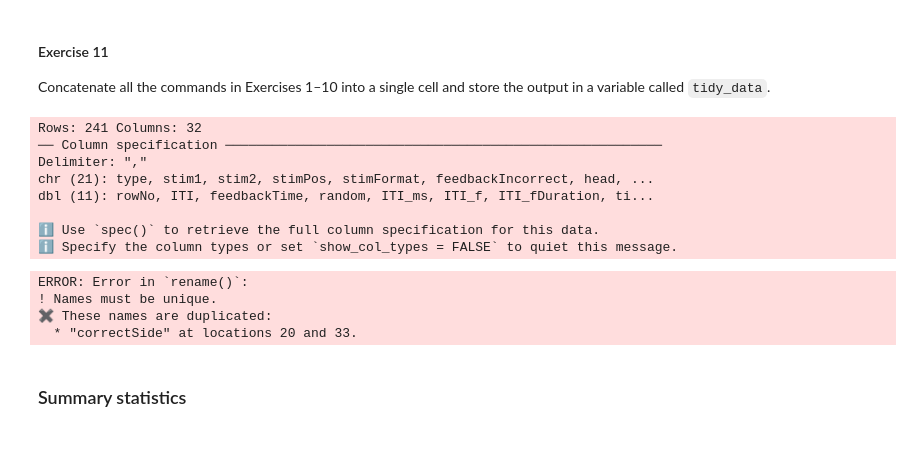
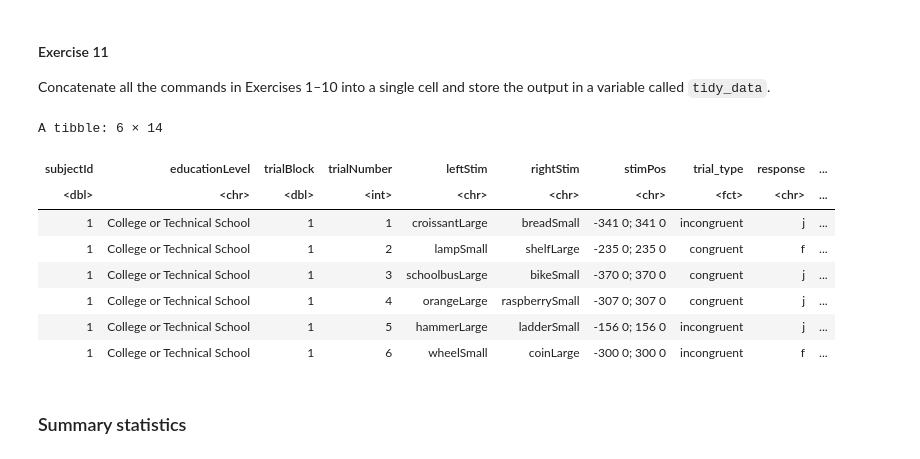
Before and after one commit to Clairaxe/cogsup-prog, a Jupyter notebook: Week-13/Exercises/Intro-Tidyverse-2.ipynb, the cells around one changed output. Saved outputs shown, nothing was run; the diff lists cells and outputs as text; code cells hidden in the pictures.

```diff
--- a/Week-13/Exercises/Intro-Tidyverse-2.ipynb
+++ b/Week-13/Exercises/Intro-Tidyverse-2.ipynb
@@ -239,60 +250,67 @@ A tibble: 6 × 14
 #### Exercise 11
 Concatenate all the commands in Exercises 1–10 into a single cell and store the output in a variable called `tidy_data`.
 # %%
-tidy_data <- read_csv("data/148338_220209_095045_M057814.csv", skip = 2) %>%
+raw <- read_csv("data/148338_220209_095045_M057814.csv",
+                skip = 2,
+                show_col_types = FALSE)
 
+education_level_2 <- raw %>% pull(response) %>% first()
+
+tidy_data <- raw %>%
+  select(rowNo, type, stim1, stim2, stimPos, trialType, response, RT) %>%
+  filter(type != "form") %>%
+  mutate(
+    education_level = education_level_2,
+    trial_number = row_number(),
+    trialType = factor(trialType, levels = c("incongruent", "congruent"))
+  ) %>%
+  rename(trial_type = trialType) %>%
   select(-rowNo, -type) %>%
-
   rename(left_stim = stim1, right_stim = stim2) %>%
-
   mutate(
-    subject_id   = 1,
-    trial_number = row_number()
+    subject_id = 1
   ) %>%
-
   mutate(
     correct_side = case_when(
       str_detect(left_stim,  "Small") ~ "left",
       str_detect(right_stim, "Small") ~ "right",
       TRUE ~ NA_character_
-    )
-  ) %>%
-
-  mutate(
+    ),
     correct_key = case_when(
       correct_side == "left"  ~ "f",
-      correct_side == "right" ~ "j"
-    )
+      correct_side == "right" ~ "j",
+      TRUE ~ NA_character_
+    ),
+    correct = as.integer(response == correct_key)
   ) %>%
-
-  mutate(correct = as.integer(response == correct_key)) %>%
-
   mutate(
     trial_block = if_else(trial_number <= 120, 1, 2),
-    trial_number_block = trial_number %% 120,
-    trial_number_block = if_else(trial_number_block == 0, 120, trial_number_block)
+    trial_number_block = ((trial_number - 1) %% 120) + 1
   ) %>%
-
-  rename(leftStim = left_stim ,rightStim = right_stim, educationLevel = education_level, trialNumber = trial_number, subjectId = subject_id, correctSide = correct_side, correctKey = correct_key, trialBlock = trial_block, trialNumberBlock = trial_number_block) %>%
-
-  select(
-    subjectId, educationLevel, trialBlock, trialNumber, everything()
-  )
+  rename(
+    leftStim = left_stim,
+    rightStim = right_stim,
+    educationLevel = education_level,
+    trialNumber = trial_number,
+    subjectId = subject_id,
+    correctSide = correct_side,
+    correctKey = correct_key,
+    trialBlock = trial_block,
+    trialNumberBlock = trial_number_block
+  ) %>%
+  select(all_of(c("subjectId", "educationLevel", "trialBlock", "trialNumber")), everything())
 
 head(tidy_data)
 # %% [output]
-Rows: 241 Columns: 32
-── Column specification ────────────────────────────────────────────────────────
-Delimiter: ","
-chr (21): type, stim1, stim2, stimPos, stimFormat, feedbackIncorrect, head, ...
-dbl (11): rowNo, ITI, feedbackTime, random, ITI_ms, ITI_f, ITI_fDuration, ti...
-
-ℹ Use `spec()` to retrieve the full column specification for this data.
-ℹ Specify the column types or set `show_col_types = FALSE` to quiet this message.
+A tibble: 6 × 14
-ERROR: Error in `rename()`:
-! Names must be unique.
-✖ These names are duplicated:
-  * "correctSide" at locations 20 and 33.
+| subjectId | educationLevel | trialBlock | trialNumber | leftStim | rightStim | stimPos | trial_type | response | ... |
+| <dbl> | <chr> | <dbl> | <int> | <chr> | <chr> | <chr> | <fct> | <chr> | ... |
+| 1 | College or Technical School | 1 | 1 | croissantLarge | breadSmall | -341 0; 341 0 | incongruent | j | ... |
+| 1 | College or Technical School | 1 | 2 | lampSmall | shelfLarge | -235 0; 235 0 | congruent | f | ... |
+| 1 | College or Technical School | 1 | 3 | schoolbusLarge | bikeSmall | -370 0; 370 0 | congruent | j | ... |
+| 1 | College or Technical School | 1 | 4 | orangeLarge | raspberrySmall | -307 0; 307 0 | congruent | j | ... |
+| 1 | College or Technical School | 1 | 5 | hammerLarge | ladderSmall | -156 0; 156 0 | incongruent | j | ... |
+| 1 | College or Technical School | 1 | 6 | wheelSmall | coinLarge | -300 0; 300 0 | incongruent | f | ... |
 # %% [markdown]
 ### Summary statistics
 # %%
```
Also changed, not shown: parts of 14 cells of this notebook.
